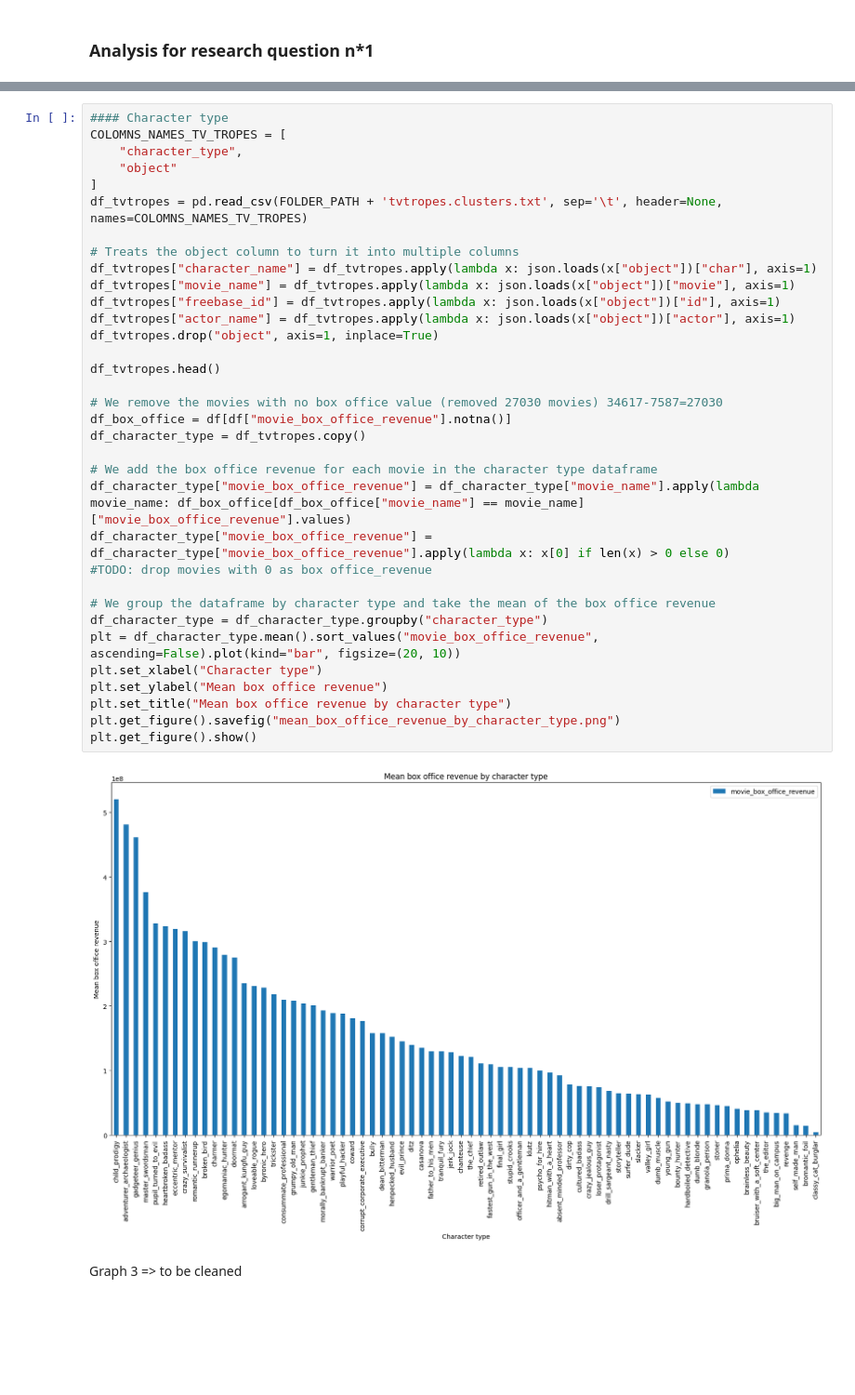
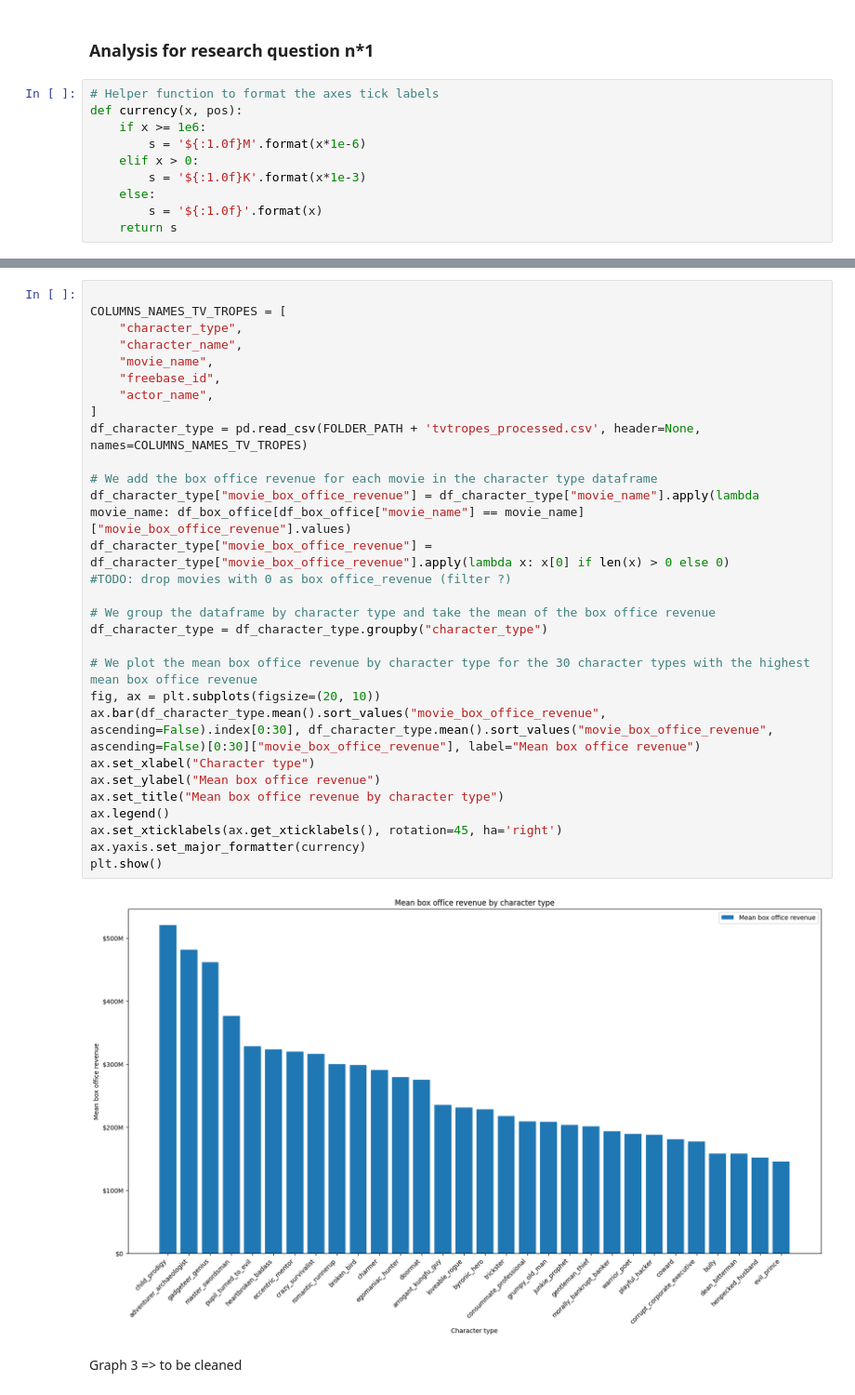
Before and after one commit to epfl-ada/ada-2022-project-r4d4r, a Jupyter notebook: R1.ipynb, the cells around one changed output, grey strips where cells are left out. Shown at 93% size. Saved outputs shown, nothing was run; the diff lists cells and outputs as text; blank space fills up the shorter version.

```diff
--- a/R1.ipynb
+++ b/R1.ipynb
@@ -22,4 +22,14 @@ df.head()
 | 4 | 6631279 | /m/0gffwj | Little city | NaN | 93.0 | ['English'] | ... |
 # %% [markdown]
 ### Analysis for research question n*1
+# %%
+# Helper function to format the axes tick labels
+def currency(x, pos):
+    if x >= 1e6:
+        s = '${:1.0f}M'.format(x*1e-6)
+    elif x > 0:
+        s = '${:1.0f}K'.format(x*1e-3)
+    else:
+        s = '${:1.0f}'.format(x)
+    return s
 # %% [markdown]
@@ -43,39 +72,34 @@ Graph 2 => to be cleaned
 # %%
-#### Character type
-COLOMNS_NAMES_TV_TROPES = [
+
+COLUMNS_NAMES_TV_TROPES = [
     "character_type",
-    "object"
+    "character_name",
+    "movie_name",
+    "freebase_id",
+    "actor_name",
 ]
-df_tvtropes = pd.read_csv(FOLDER_PATH + 'tvtropes.clusters.txt', sep='\t', header=None, names=COLOMNS_NAMES_TV_TROPES)
-
-# Treats the object column to turn it into multiple columns
-df_tvtropes["character_name"] = df_tvtropes.apply(lambda x: json.loads(x["object"])["char"], axis=1)
-df_tvtropes["movie_name"] = df_tvtropes.apply(lambda x: json.loads(x["object"])["movie"], axis=1)
-df_tvtropes["freebase_id"] = df_tvtropes.apply(lambda x: json.loads(x["object"])["id"], axis=1)
-df_tvtropes["actor_name"] = df_tvtropes.apply(lambda x: json.loads(x["object"])["actor"], axis=1)
-df_tvtropes.drop("object", axis=1, inplace=True)
-
-df_tvtropes.head()
-
-# We remove the movies with no box office value (removed 27030 movies) 34617-7587=27030
-df_box_office = df[df["movie_box_office_revenue"].notna()]
-df_character_type = df_tvtropes.copy()
+df_character_type = pd.read_csv(FOLDER_PATH + 'tvtropes_processed.csv', header=None, names=COLUMNS_NAMES_TV_TROPES)
 
 # We add the box office revenue for each movie in the character type dataframe
 df_character_type["movie_box_office_revenue"] = df_character_type["movie_name"].apply(lambda movie_name: df_box_office[df_box_office["movie_name"] == movie_name]["movie_box_office_revenue"].values)
 df_character_type["movie_box_office_revenue"] = df_character_type["movie_box_office_revenue"].apply(lambda x: x[0] if len(x) > 0 else 0)
-#TODO: drop movies with 0 as box office_revenue
+#TODO: drop movies with 0 as box office_revenue (filter ?)
 
 # We group the dataframe by character type and take the mean of the box office revenue
 df_character_type = df_character_type.groupby("character_type")
-plt = df_character_type.mean().sort_values("movie_box_office_revenue", ascending=False).plot(kind="bar", figsize=(20, 10))
-plt.set_xlabel("Character type")
-plt.set_ylabel("Mean box office revenue")
-plt.set_title("Mean box office revenue by character type")
-plt.get_figure().savefig("mean_box_office_revenue_by_character_type.png")
-plt.get_figure().show()
+
+# We plot the mean box office revenue by character type for the 30 character types with the highest mean box office revenue
+fig, ax = plt.subplots(figsize=(20, 10))
+ax.bar(df_character_type.mean().sort_values("movie_box_office_revenue", ascending=False).index[0:30], df_character_type.mean().sort_values("movie_box_office_revenue", ascending=False)[0:30]["movie_box_office_revenue"], label="Mean box office revenue")
+ax.set_xlabel("Character type")
+ax.set_ylabel("Mean box office revenue")
+ax.set_title("Mean box office revenue by character type")
+ax.legend()
+ax.set_xticklabels(ax.get_xticklabels(), rotation=45, ha='right')
+ax.yaxis.set_major_formatter(currency)
+plt.show()
 # %% [output]
-[figure, old version]
+[figure, new version]
 # %% [markdown]
 Graph 3 => to be cleaned
 # %%
```
Also changed, not shown: parts of 6 cells of this notebook, 1 other file.
